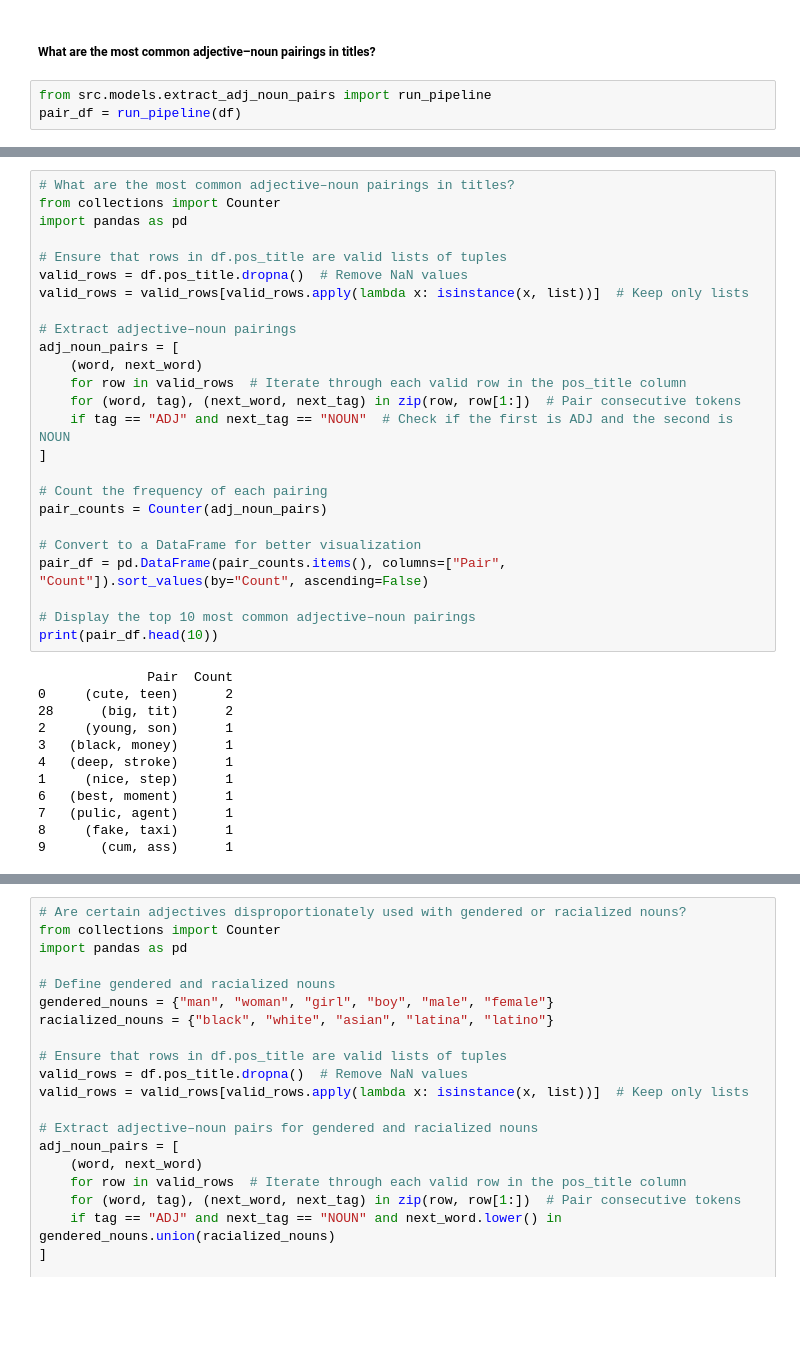
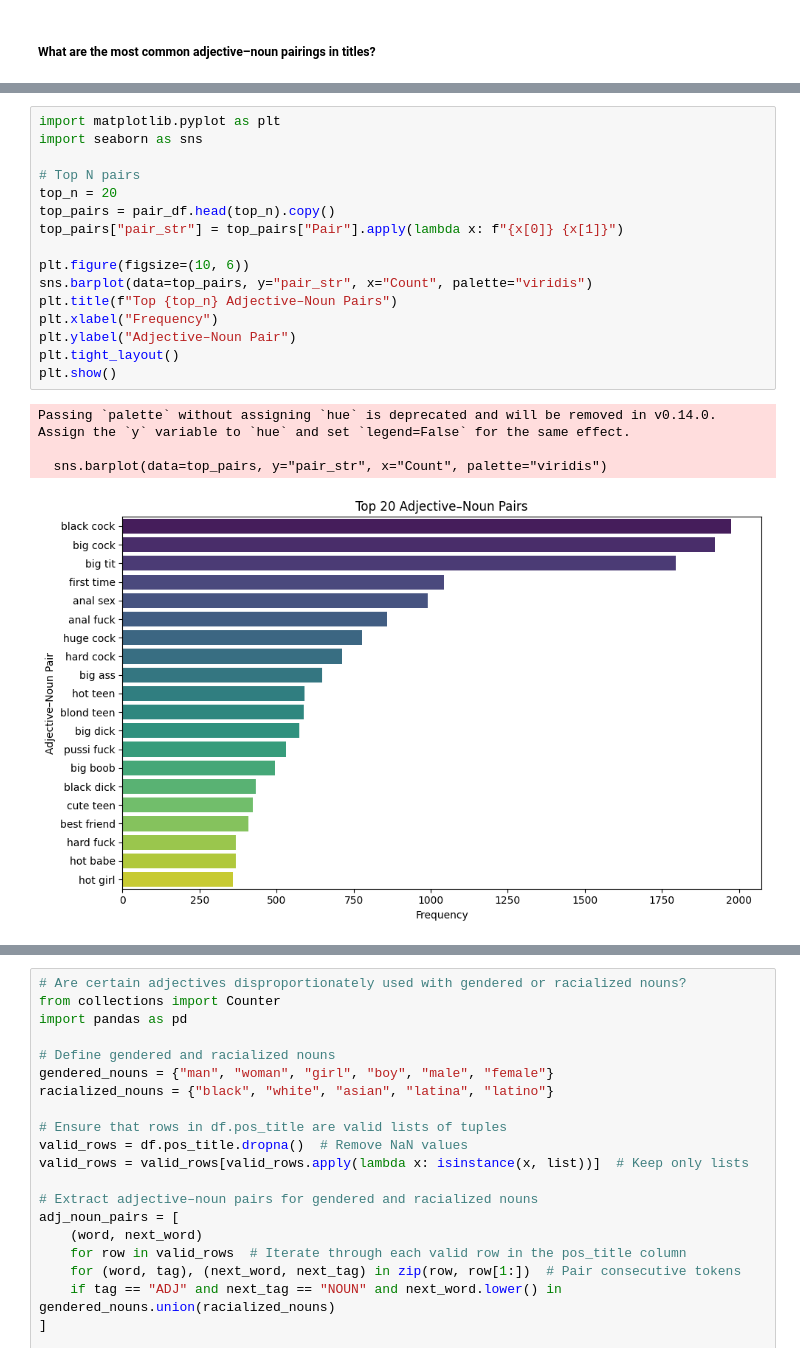
Before and after one commit to ptypes-nlesc/stereotype-map, a Jupyter notebook: notebooks/POS_tagging_dependency_parsing.ipynb, the cells around one changed output, grey strips where cells are left out. Saved outputs shown, nothing was run; the diff lists cells and outputs as text; blank space fills up the shorter version.

```diff
--- a/notebooks/POS_tagging_dependency_parsing.ipynb
+++ b/notebooks/POS_tagging_dependency_parsing.ipynb
@@ -262,5 +311,2 @@ plt.show()
 # %% [markdown]
 ##### What are the most common adjective–noun pairings in titles?
-# %%
-from src.models.extract_adj_noun_pairs import run_pipeline
-pair_df = run_pipeline(df)
@@ -323,37 +313,21 @@ plt.show()
-# %%
-# What are the most common adjective–noun pairings in titles?
-from collections import Counter
-import pandas as pd
-
-# Ensure that rows in df.pos_title are valid lists of tuples
-valid_rows = df.pos_title.dropna()  # Remove NaN values
-valid_rows = valid_rows[valid_rows.apply(lambda x: isinstance(x, list))]  # Keep only lists
-
-# Extract adjective–noun pairings
-adj_noun_pairs = [
-    (word, next_word)
-    for row in valid_rows  # Iterate through each valid row in the pos_title column
-    for (word, tag), (next_word, next_tag) in zip(row, row[1:])  # Pair consecutive tokens
-    if tag == "ADJ" and next_tag == "NOUN"  # Check if the first is ADJ and the second is NOUN
-]
-
-# Count the frequency of each pairing
-pair_counts = Counter(adj_noun_pairs)
-
-# Convert to a DataFrame for better visualization
-pair_df = pd.DataFrame(pair_counts.items(), columns=["Pair", "Count"]).sort_values(by="Count", ascending=False)
-
-# Display the top 10 most common adjective–noun pairings
-print(pair_df.head(10))
-# %% [output]
-              Pair  Count
-0     (cute, teen)      2
-28      (big, tit)      2
-2     (young, son)      1
-3   (black, money)      1
-4   (deep, stroke)      1
-1     (nice, step)      1
-6   (best, moment)      1
-7   (pulic, agent)      1
-8     (fake, taxi)      1
-9       (cum, ass)      1
+# %%
+import matplotlib.pyplot as plt
+import seaborn as sns
+
+# Top N pairs
+top_n = 20
+top_pairs = pair_df.head(top_n).copy()
+top_pairs["pair_str"] = top_pairs["Pair"].apply(lambda x: f"{x[0]} {x[1]}")
+
+plt.figure(figsize=(10, 6))
+sns.barplot(data=top_pairs, y="pair_str", x="Count", palette="viridis")
+plt.title(f"Top {top_n} Adjective–Noun Pairs")
+plt.xlabel("Frequency")
+plt.ylabel("Adjective–Noun Pair")
+plt.tight_layout()
+plt.show()
+# %% [output]
+Passing `palette` without assigning `hue` is deprecated and will be removed in v0.14.0. Assign the `y` variable to `hue` and set `legend=False` for the same effect.
+
+  sns.barplot(data=top_pairs, y="pair_str", x="Count", palette="viridis")
+[figure, added]
```
Also changed, not shown: parts of 14 cells of this notebook, 2 other files.
